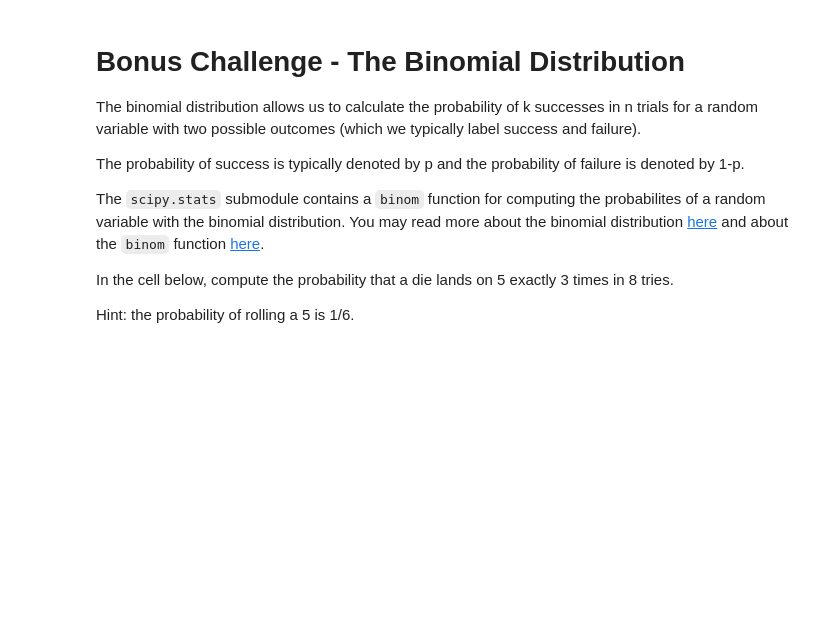
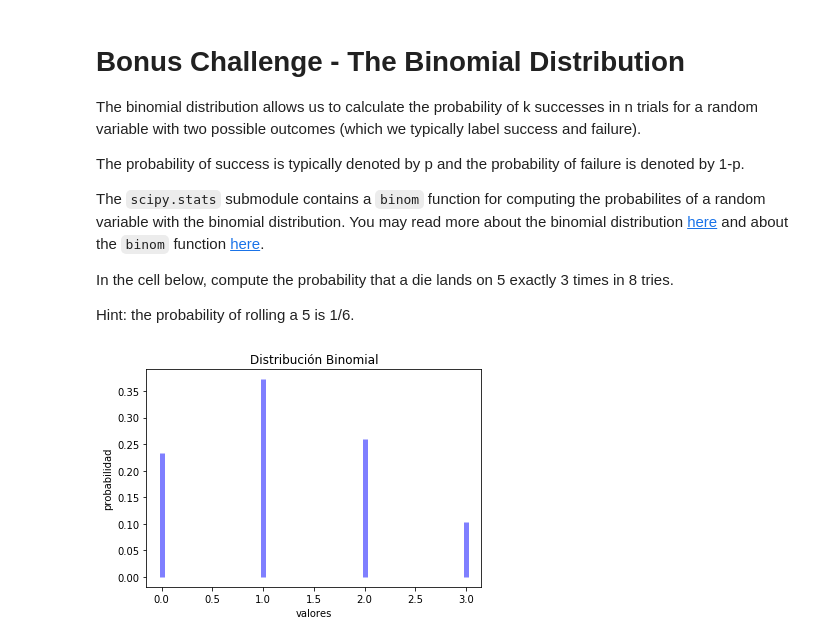
Before and after one commit to ta-datapt-bcn/lab-intro-to-scipy, a Jupyter notebook: your-code/main.ipynb, the cells around one changed output. Drawn from its saved outputs; the diff is of its cells as text; code cells hidden in the pictures; blank space fills up the shorter version.

```diff
--- a/your-code/main.ipynb
+++ b/your-code/main.ipynb
@@ -106,0 +210,18 @@ Hint: the probability of rolling a 5 is 1/6.
+# %%
+
+N, p = 8, 1/6
+# %%
+binomial = binom(N, p)
+# %%
+x = np.arange(binomial.ppf(0.01),
+              binomial.ppf(0.99))
+# %%
+fmp = binomial.pmf(x)
+# %%
+plt.vlines(x, 0, fmp, colors='b', lw=5, alpha=0.5)
+plt.title('Distribución Binomial')
+plt.ylabel('probabilidad')
+plt.xlabel('valores')
+plt.show()
+# %% [output]
+[figure, added]
```
Also changed, not shown: parts of 38 cells of this notebook, 1 other file.
